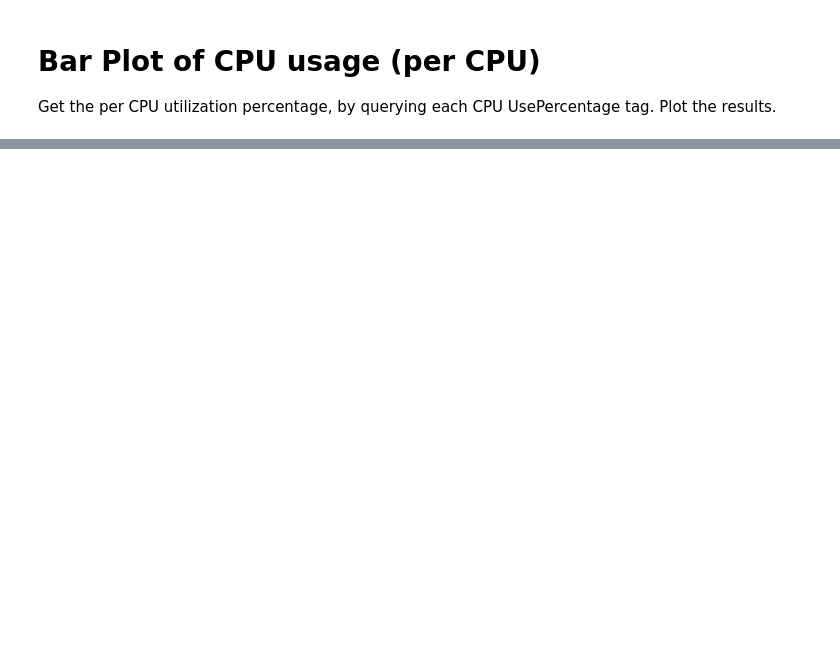
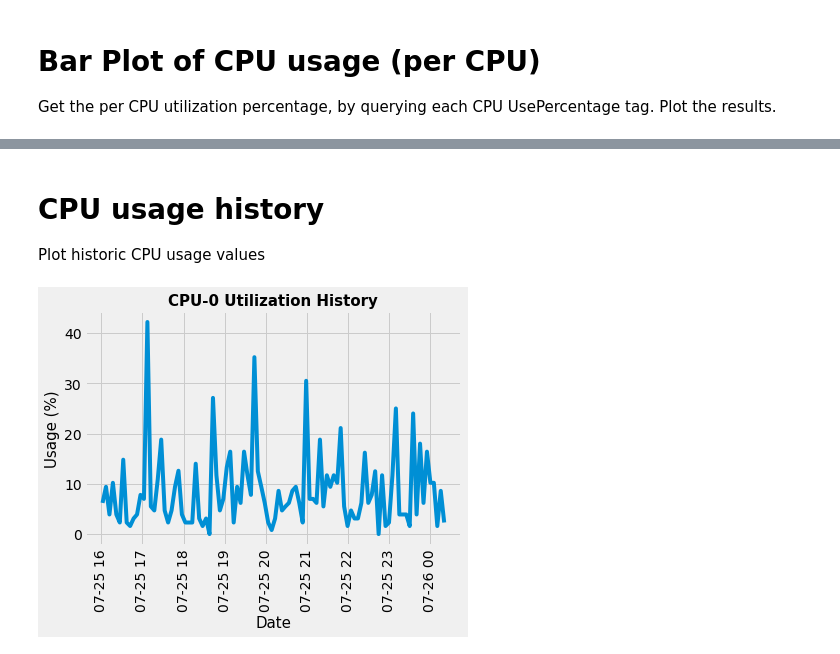
Before and after one commit to ni/systemlink-server-examples, a Jupyter notebook: jupyter/TagServiceExample.ipynb, the cells around one changed output, grey strips where cells are left out. Saved outputs shown, nothing was run; the diff lists cells and outputs as text; code cells hidden in the pictures; blank space fills up the shorter version.

```diff
--- a/jupyter/TagServiceExample.ipynb
+++ b/jupyter/TagServiceExample.ipynb
@@ -95,0 +103,18 @@ plt.show()
+# %% [markdown]
+# CPU usage history
+Plot historic CPU usage values
+# %%
+history_api = HistoryApi()
+http_query_request = HttpQueryRequestBody(path='localhost.Health.CPU.0.UsePercentage')
+res = await history_api.query_history(request_body=http_query_request)
+history = [float(cpu.value) for cpu in res.values]
+times = [pd.to_datetime(cpu.timestamp) for cpu in res.values]
+
+plt.title('CPU-0 Utilization History', weight='bold', size='15')
+plt.xlabel('Date', size='15')
+plt.ylabel('Usage (%)', size='15')
+plt.plot(times, history)
+plt.xticks(rotation='vertical')
+plt.show()
+# %% [output]
+[figure, added]
```
Also changed, not shown: parts of 4 cells of this notebook, 2 other files.
